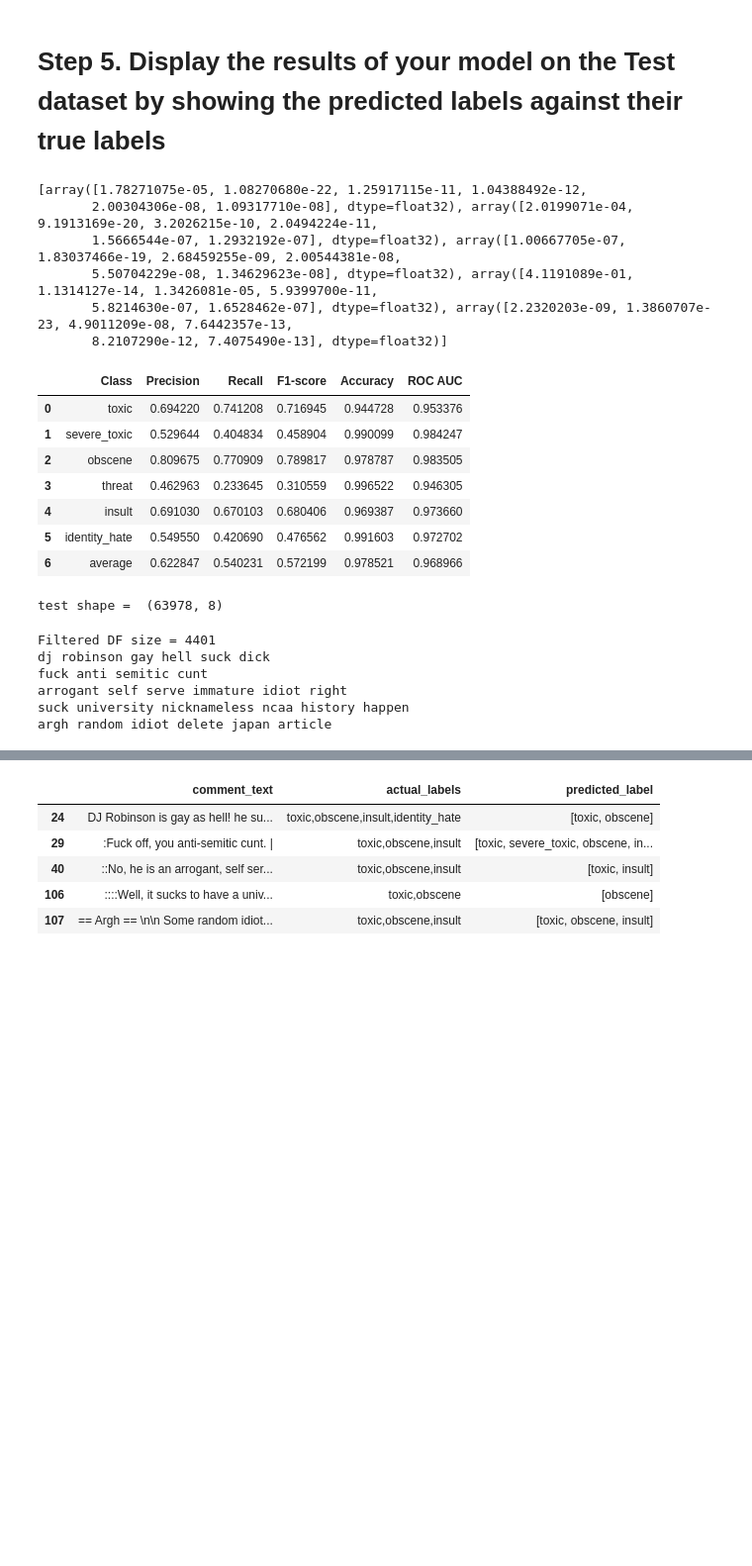
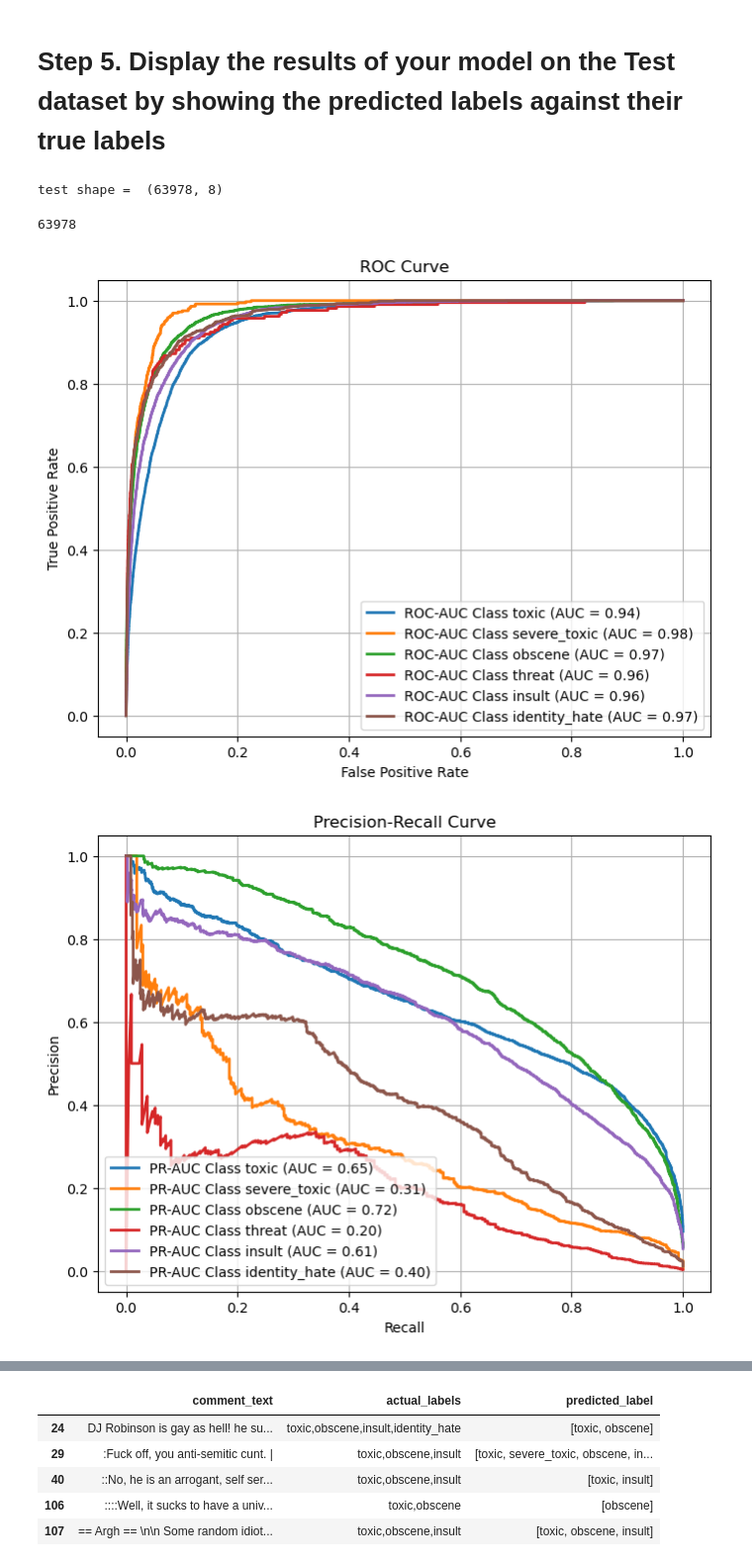
Before and after one commit to anjali-ojha/deep-learning, a Jupyter notebook: lab-2/part-2/part-2.ipynb, the cells around one changed output, grey strips where cells are left out. Shown at 99% size. Cells and saved outputs as stored; diff of their text form; code cells hidden in the pictures; blank space fills up the shorter version.

```diff
--- a/lab-2/part-2/part-2.ipynb
+++ b/lab-2/part-2/part-2.ipynb
@@ -594,16 +594,17 @@ class DataProcessing:
 # %%
 BATCH_SIZE = 32
 
-def get_train_test_data(X_t, train_df):
+def get_train_test_data(X_t, train_df, val_split=VALIDATION_SPLIT):
 
     data_tensor = torch.tensor(X_t, dtype=torch.long).to(DEVICE)
     target_tensor = torch.tensor(train_df[['toxic', 'severe_toxic', 'obscene', 'threat', 'insult', 'identity_hate']].values,
                                  dtype=torch.float)
 
     # Split data into training and validation sets
-    X_train, X_val, y_train, y_val = train_test_split(data_tensor, target_tensor, test_size=VALIDATION_SPLIT)
+    X_train, X_val, y_train, y_val = train_test_split(data_tensor, target_tensor, test_size=val_split)
 
 
+    print(f"Train Size = {X_train.shape}, Val Size = {X_val.shape}")
     # Create DataLoader for training and validation sets
     train_dataset = TensorDataset(X_train, y_train)
     train_loader = DataLoader(train_dataset, batch_size=BATCH_SIZE, shuffle=True)
@@ -666,7 +671,3 @@ class LSTMModel(nn.Module):
         x = self.dropout2(x)
         x = self.dense2(x)
         return self.sigmoid(x)
-
-model = LSTMModel(embedding_layer, num_classes=6).to(DEVICE)
-print(model)
-summary(model)
@@ -774,7 +877,7 @@ Epoch 10/10, Loss: 0.0138, Val Loss: 0.0923
 from sklearn.metrics import precision_score, recall_score, f1_score, accuracy_score, roc_auc_score
 
 
-def evaluate(model, loader):
+def evaluate(model, loader, compute_decision=False):
     predicted = []
     actual = []
     flag = False
@@ -790,13 +893,19 @@ def evaluate(model, loader):
                 print(inputs)
                 print(outputs)
 
-    # print(predicted[0], '\n', actual[0])
-
     predicted = [tensor.cpu().numpy() for tensor in predicted]
     actual = [tensor.cpu().numpy() for tensor in actual]
-    print(predicted[:5])
-    threshold = 0.5
-    predicted_classes = [[1 if val >= threshold else 0 for val in output] for output in predicted]
+    print(len(predicted))
+
+    plots(np.array(actual), np.array(predicted))
+
+    # get_decision_boundary()
+    thresholds = [0.5] * len(DETECTION_CLASSES)
+    if compute_decision:
+        print("Computing the Decision Boundary to match the actual data distribution")
+        thresholds = get_decision_boundary(np.array(actual), np.array(predicted))
+
+    predicted_classes = [[1 if val >= thresholds[j] else 0 for j, val in enumerate(output)] for output in predicted]
 
     precision, recall, f1, accuracy, roc_auc = [], [], [], [], []
 
@@ -817,27 +926,11 @@ def evaluate(model, loader):
         'ROC AUC':   roc_auc + [np.mean(roc_auc)]
     })
 
-    # print(metrics_df.head(10))
-    return metrics_df
+    return metrics_df, predicted
 
 
-metrics_df = evaluate(model, val_loader)
-metrics_df
+# metrics_df, preds = evaluate(model, val_loader)
+# metrics_df
-# %% [output]
-[array([1.78271075e-05, 1.08270680e-22, 1.25917115e-11, 1.04388492e-12,
-       2.00304306e-08, 1.09317710e-08], dtype=float32), array([2.0199071e-04, 9.1913169e-20, 3.2026215e-10, 2.0494224e-11,
-       1.5666544e-07, 1.2932192e-07], dtype=float32), array([1.00667705e-07, 1.83037466e-19, 2.68459255e-09, 2.00544381e-08,
-       5.50704229e-08, 1.34629623e-08], dtype=float32), array([4.1191089e-01, 1.1314127e-14, 1.3426081e-05, 5.9399700e-11,
-       5.8214630e-07, 1.6528462e-07], dtype=float32), array([2.2320203e-09, 1.3860707e-23, 4.9011209e-08, 7.6442357e-13,
-       8.2107290e-12, 7.4075490e-13], dtype=float32)]
-|  | Class | Precision | Recall | F1-score | Accuracy | ROC AUC |
-| 0 | toxic | 0.694220 | 0.741208 | 0.716945 | 0.944728 | 0.953376 |
-| 1 | severe_toxic | 0.529644 | 0.404834 | 0.458904 | 0.990099 | 0.984247 |
-| 2 | obscene | 0.809675 | 0.770909 | 0.789817 | 0.978787 | 0.983505 |
-| 3 | threat | 0.462963 | 0.233645 | 0.310559 | 0.996522 | 0.946305 |
-| 4 | insult | 0.691030 | 0.670103 | 0.680406 | 0.969387 | 0.973660 |
-| 5 | identity_hate | 0.549550 | 0.420690 | 0.476562 | 0.991603 | 0.972702 |
-| 6 | average | 0.622847 | 0.540231 | 0.572199 | 0.978521 | 0.968966 |
 # %%
 def load_test_data():
     df1 = pd.read_csv(f'{base_path}/test.csv')
@@ -867,40 +960,37 @@ def show_sample_predicted_labels(df_test, model):
     print(f"Filtered DF size = {len(filtered_df)}")
 
     # Concatenate labels into a single string using apply and lambda
     filtered_df['labels'] = filtered_df.apply(lambda row: ','.join(row.index[2:][row[2:] > 0]), axis=1)
 
     # Create new DataFrame with comment_text and labels
     selected_df = filtered_df[['comment_text', 'labels']].head(5)
     selected_df.rename(columns={'labels': 'actual_labels'}, inplace=True)
     pd.set_option('display.max_colwidth', None)
     selected_df['predicted_label'] = selected_df['comment_text'].apply(lambda x: get_labels(x, model))
     return selected_df
 
 
 
-def evalue_model_on_test(model):
+def evalue_model_on_test(model, compute_decision=False):
     df_test = load_test_data()
 
     X_test = processor.tokenize(df_test.copy())
     test_data_tensor = torch.tensor(X_test, dtype=torch.long)
     test_target_tensor = torch.tensor(df_test[['toxic', 'severe_toxic', 'obscene', 'threat', 'insult', 'identity_hate']].values,
                                       dtype=torch.float)
 
     test_dataset = TensorDataset(test_data_tensor, test_target_tensor)
     test_loader = DataLoader(test_dataset, batch_size=BATCH_SIZE, shuffle=True)
 
-    metrics_df = evaluate(model, test_loader)
+    metrics_df, preds = evaluate(model, test_loader, compute_decision)
     tagged_df = show_sample_predicted_labels(df_test, model)
-    return metrics_df, tagged_df
+    return metrics_df, tagged_df, preds
 
 
-metrics_df, tagged_df = evalue_model_on_test(model)
+metrics_df, tagged_df, preds = evalue_model_on_test(model)
 metrics_df
 # %% [output]
 test shape =  (63978, 8)
-Filtered DF size = 4401
-dj robinson gay hell suck dick
-fuck anti semitic cunt
-arrogant self serve immature idiot right
-suck university nicknameless ncaa history happen
-argh random idiot delete japan article
+63978
+[figure, added]
+[figure, added]
```
Also changed, not shown: parts of 13 cells of this notebook, 5 other files.
